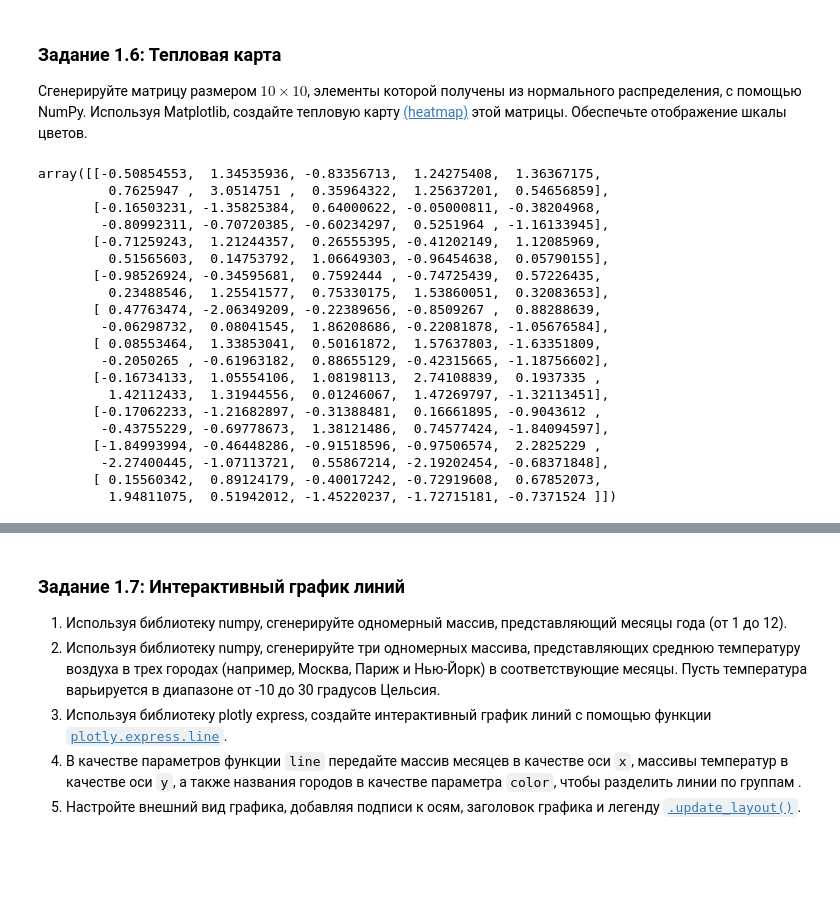
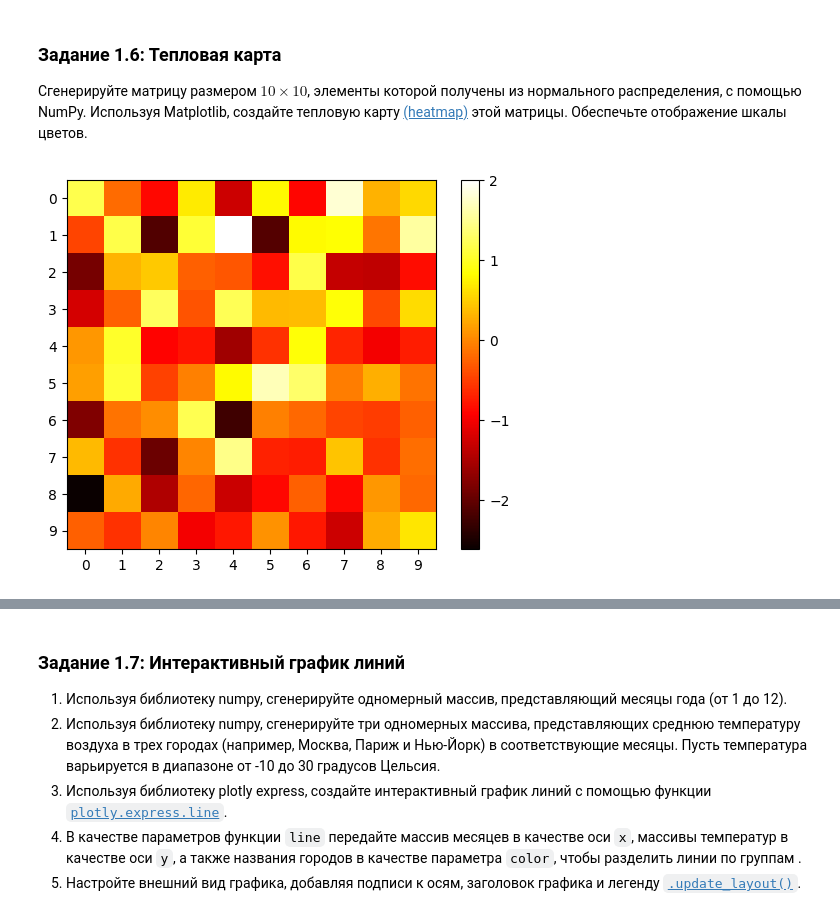
Before and after one commit to GDVevo/ml_uni, a Jupyter notebook: Практическая_работа_№2_Matplotlib_Plotly.ipynb, the cells around one changed output, grey strips where cells are left out. Drawn from its saved outputs; the diff is of its cells as text; code cells hidden in the pictures; blank space fills up the shorter version.

```diff
--- a/Практическая_работа_№2_Matplotlib_Plotly.ipynb
+++ b/Практическая_работа_№2_Matplotlib_Plotly.ipynb
@@ -97,31 +97,19 @@ plt.show()
 # %% [markdown]
 ### Задание 1.6: Тепловая карта
 Сгенерируйте матрицу размером $10\times10$, элементы которой получены из нормального распределения, с помощью NumPy. Используя Matplotlib, создайте тепловую карту [(heatmap)](https://matplotlib.org/stable/gallery/images_contours_and_fields/image_annotated_heatmap.html) этой матрицы. Обеспечьте отображение шкалы цветов.
-# %%
-# Ваш код
-arr = np.random.normal(size=(10,10))
-mlp.
-# %% [output]
-array([[-0.50854553,  1.34535936, -0.83356713,  1.24275408,  1.36367175,
-         0.7625947 ,  3.0514751 ,  0.35964322,  1.25637201,  0.54656859],
-       [-0.16503231, -1.35825384,  0.64000622, -0.05000811, -0.38204968,
-        -0.80992311, -0.70720385, -0.60234297,  0.5251964 , -1.16133945],
-       [-0.71259243,  1.21244357,  0.26555395, -0.41202149,  1.12085969,
-         0.51565603,  0.14753792,  1.06649303, -0.96454638,  0.05790155],
-       [-0.98526924, -0.34595681,  0.7592444 , -0.74725439,  0.57226435,
-         0.23488546,  1.25541577,  0.75330175,  1.53860051,  0.32083653],
-       [ 0.47763474, -2.06349209, -0.22389656, -0.8509267 ,  0.88288639,
-        -0.06298732,  0.08041545,  1.86208686, -0.22081878, -1.05676584],
-       [ 0.08553464,  1.33853041,  0.50161872,  1.57637803, -1.63351809,
-        -0.2050265 , -0.61963182,  0.88655129, -0.42315665, -1.18756602],
-       [-0.16734133,  1.05554106,  1.08198113,  2.74108839,  0.1937335 ,
-         1.42112433,  1.31944556,  0.01246067,  1.47269797, -1.32113451],
-       [-0.17062233, -1.21682897, -0.31388481,  0.16661895, -0.9043612 ,
-        -0.43755229, -0.69778673,  1.38121486,  0.74577424, -1.84094597],
-       [-1.84993994, -0.46448286, -0.91518596, -0.97506574,  2.2825229 ,
-        -2.27400445, -1.07113721,  0.55867214, -2.19202454, -0.68371848],
-       [ 0.15560342,  0.89124179, -0.40017242, -0.72919608,  0.67852073,
-         1.94811075,  0.51942012, -1.45220237, -1.72715181, -0.7371524 ]])
+# %%
+# Ваш код
+import numpy as np
+import matplotlib.pyplot as plt
+arr = np.random.normal(size=(10,10))
+
+fig, ax = plt.subplots()
+im = ax.imshow(arr, cmap="hot") # цвет задаем в cmap, какие можно брать описано здесь - https://matplotlib.org/stable/users/explain/colors/colormaps.html
+ax.set_xticks(range(0,10))
+ax.set_yticks(range(0,10))
+cbar = ax.figure.colorbar(im, ax=ax)
+# %% [output]
+[figure, added]
 # %% [markdown]
 ![image.png](embedded-picture-1)
 # %% [markdown]
```
Also changed, not shown: parts of 2 cells of this notebook.
